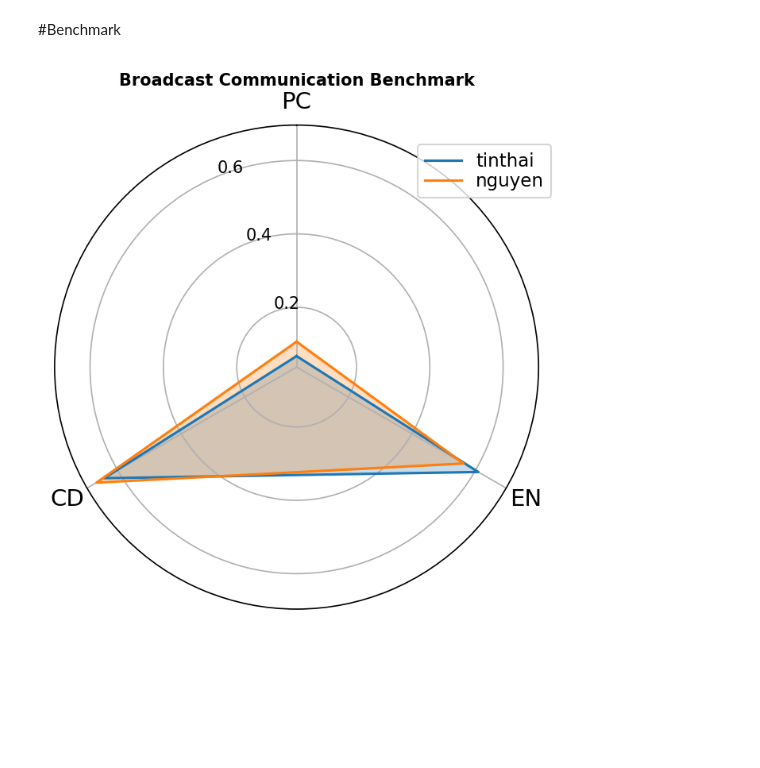
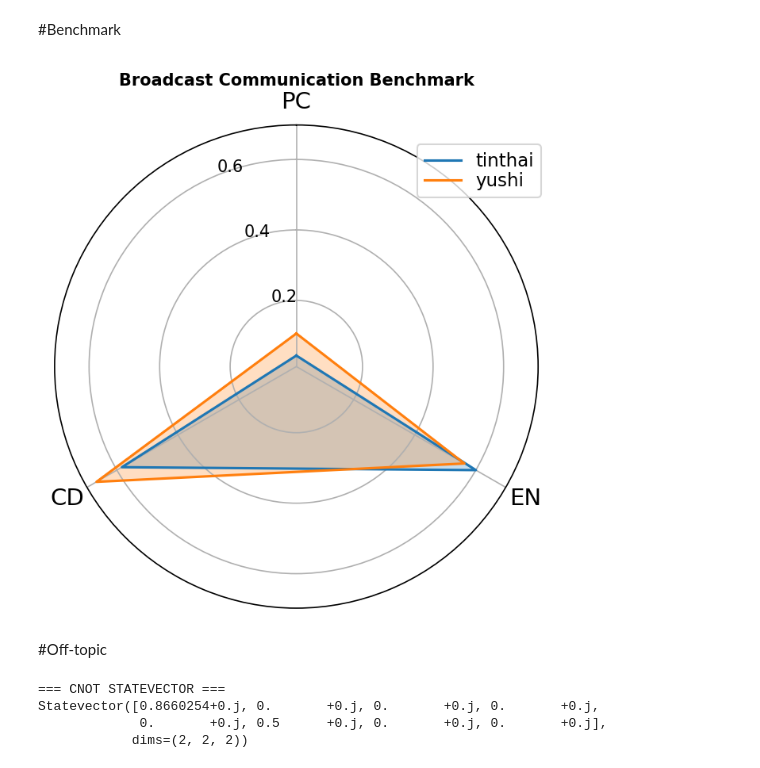
Before and after one commit to EayonTinthai/qmpi_cpe_kmutt, a Jupyter notebook: QMPI_Tinthai_Version/playground/advance_mpi.ipynb, the cells around one changed output. Cells and saved outputs as stored; diff of their text form; code cells hidden in the pictures; blank space fills up the shorter version.

Commit message:
Added SuperMarQ Yu Shi

```diff
--- a/QMPI_Tinthai_Version/playground/advance_mpi.ipynb
+++ b/QMPI_Tinthai_Version/playground/advance_mpi.ipynb
@@ -191,8 +196,9 @@ for i in range(nodes_count):
     qnode[i] = QuantumRegister(1, name = f"node{i}")
     collective_circuit.add_register(qnode[i])
 # %%
-# Initiate ให้ node1[0] มีโอกาส ket(0) ~85%
+# Initiate ให้ node1[0] มีโอกาส ket(0) ~75%
 collective_circuit.rx(math.pi/4, qnode[0][0])   # หมุนแกน X มุม π/4 บน qubit 0
+collective_circuit.ry(math.pi/4, qnode[0][0])   # หมุนแกน X มุม π/4 บน qubit 0
 
 collective_class = MPI_collective.CollectiveMPI(collective_circuit)
 # collective_class.q.draw('mpl')
@@ -209,6 +215,6 @@ collective_class.q.draw('mpl')
 # %%
 sim = AerSimulator()
-collective_ready2run = transpile(collective_class.q, sim)
+collective_ready2run = transpile(collective_class.q, backend=sim, optimization_level=3)
 result = sim.run(collective_ready2run).result()
 counts = result.get_counts()
 beautifule_print_result(collective_class.q, counts)
@@ -502,6 +511,6 @@ collective_circuit_tinthai.q.draw("mpl")
 # %%
 sim = AerSimulator()
-collective_circuit_tinthai_ready2rn = transpile(collective_circuit_tinthai.q, sim)
+collective_circuit_tinthai_ready2rn = transpile(collective_circuit_tinthai.q, backend=sim, optimization_level=3)
 result = sim.run(collective_circuit_tinthai_ready2rn).result()
 counts = result.get_counts()
 # beautifule_print_result(collective_circuit_tinthai.q, counts)
@@ -509,19 +518,19 @@ counts = result.get_counts()
 ## ถ้าใส่ add_register(c0,c1,c2) ผลลัพธ์จะเป็น 'c2, c1, c0'
 
 print("Node 0 Prob:")
+prob_single_cbit(counts, target_index=6)
+print("")
+
+print("Node 1 Prob:")
 prob_single_cbit(counts, target_index=5)
 print("")
 
-print("Node 1 Prob:")
-prob_single_cbit(counts, target_index=2)
-print("")
-
 print("Node 2 Prob:")
-prob_single_cbit(counts, target_index=1)
+prob_single_cbit(counts, target_index=4)
 print("")
 
 print("Node 3 Prob:")
-prob_single_cbit(counts, target_index=0)
+prob_single_cbit(counts, target_index=3)
 print("")
 # %% [output]
 Node 0 Prob:
@@ -625,25 +634,55 @@ TypeError: transpile() got an unexpected keyword argument 'timing_constraints'
 # %%
 from supermarq import *
 
 bcast_tinthai = [
   converters.compute_communication_with_qiskit(collective_circuit_tinthai_ready2rn),
   converters.compute_depth_with_qiskit(collective_circuit_tinthai_ready2rn),
   converters.compute_entanglement_with_qiskit(collective_circuit_tinthai_ready2rn),
 ]
 
-bcast_nguyen = [
+bcast_yushi = [
   converters.compute_communication_with_qiskit(collective_ready2run),
   converters.compute_depth_with_qiskit(collective_ready2run),
   converters.compute_entanglement_with_qiskit(collective_ready2run),
 ]
 
 spoke_labels = ["PC", "CD", "EN"]
 plotting.plot_benchmark(
     title= "Broadcast Communication Benchmark",
-    labels=["tinthai", "nguyen"],             # one label
-    features=[bcast_tinthai, bcast_nguyen],        # must be a list of feature lists
+    labels=["tinthai", "yushi"],             # one label
+    features=[bcast_tinthai, bcast_yushi],        # must be a list of feature lists
     spoke_labels=spoke_labels,
     show=True
 )
 # %% [output]
-[figure, old version]
+[figure, new version]
+# %% [markdown]
+#Off-topic
+# %%
+from qiskit import QuantumCircuit
+from qiskit_aer import AerSimulator
+from qiskit.quantum_info import Statevector
+import numpy as np
+
+def cnot_case():
+    qc = QuantumCircuit(3)
+
+    qc.ry(np.pi/3, 0)   # initial superposition
+    qc.cx(0, 2)         # entangle
+
+    qc.save_statevector()   # <-- สำคัญที่สุด
+
+    return qc
+
+sim = AerSimulator(method='statevector')
+qc = cnot_case()
+result = sim.run(qc).result()
+
+state = result.data(0)['statevector']   # <-- ใช้ data(0)
+print("=== CNOT STATEVECTOR ===")
+print(Statevector(state))
+# %% [output]
+=== CNOT STATEVECTOR ===
+Statevector([0.8660254+0.j, 0.       +0.j, 0.       +0.j, 0.       +0.j,
+             0.       +0.j, 0.5      +0.j, 0.       +0.j, 0.       +0.j],
+            dims=(2, 2, 2))
```
Also changed, not shown: parts of 11 cells of this notebook, 2 other files.
